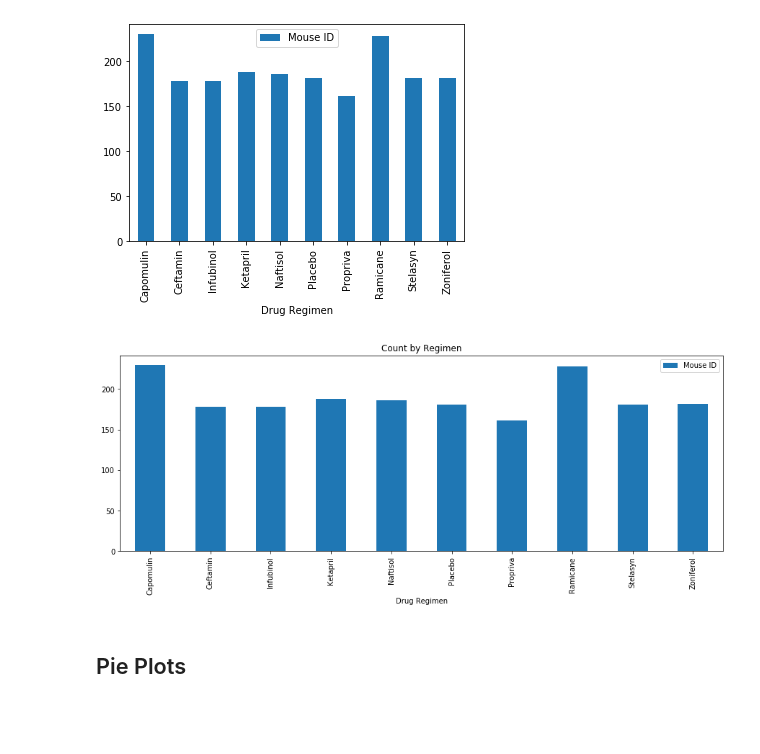
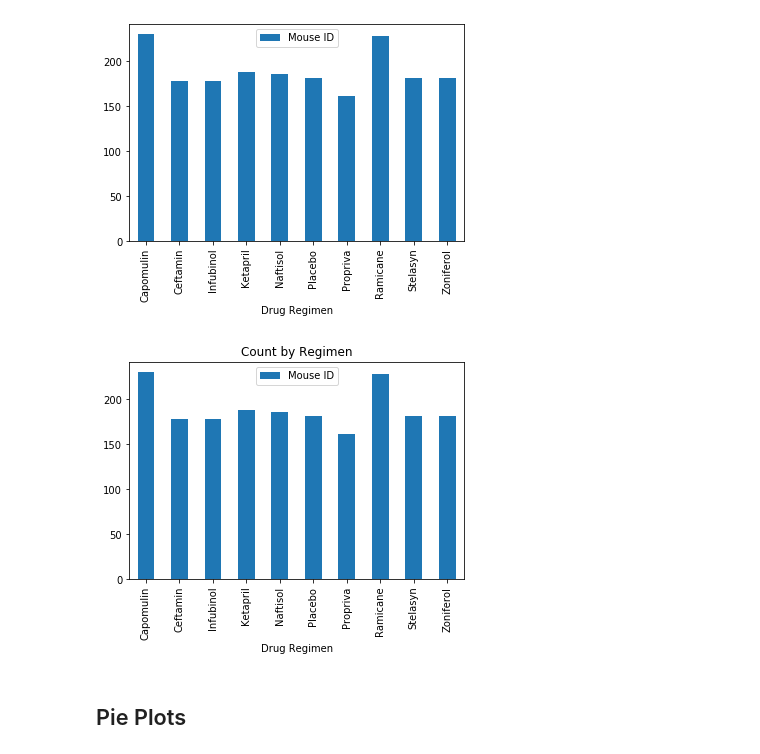
Before and after one commit to herge008/matplotlib-challenge, a Jupyter notebook: Phymaceuticals.ipynb, the cells around one changed output. Drawn from its saved outputs; the diff is of its cells as text; code cells hidden in the pictures; blank space fills up the shorter version.

```diff
--- a/Phymaceuticals.ipynb
+++ b/Phymaceuticals.ipynb
@@ -82,11 +82,11 @@ count.plot.bar()
 [figure]
 # %%
 # Generate a bar plot showing number of data points for each treatment regimen using pyplot
-count.plot(kind="bar", figsize=(15,5))
+count.plot(kind="bar")
 plt.title("Count by Regimen")
 plt.show()
 # %% [output]
-[figure, old version]
+[figure, new version]
 # %% [markdown]
 ## Pie Plots
 # %%
```
Also changed, not shown: parts of 6 cells of this notebook.
